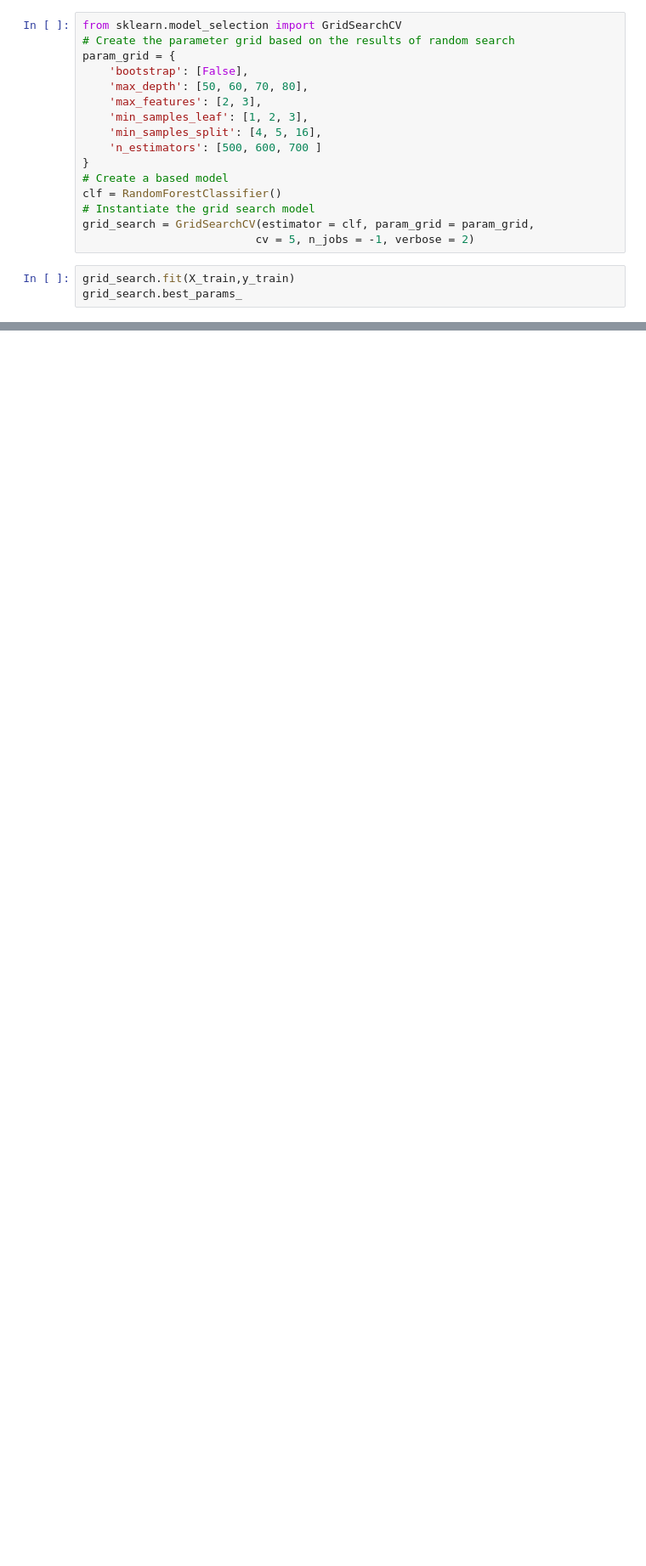
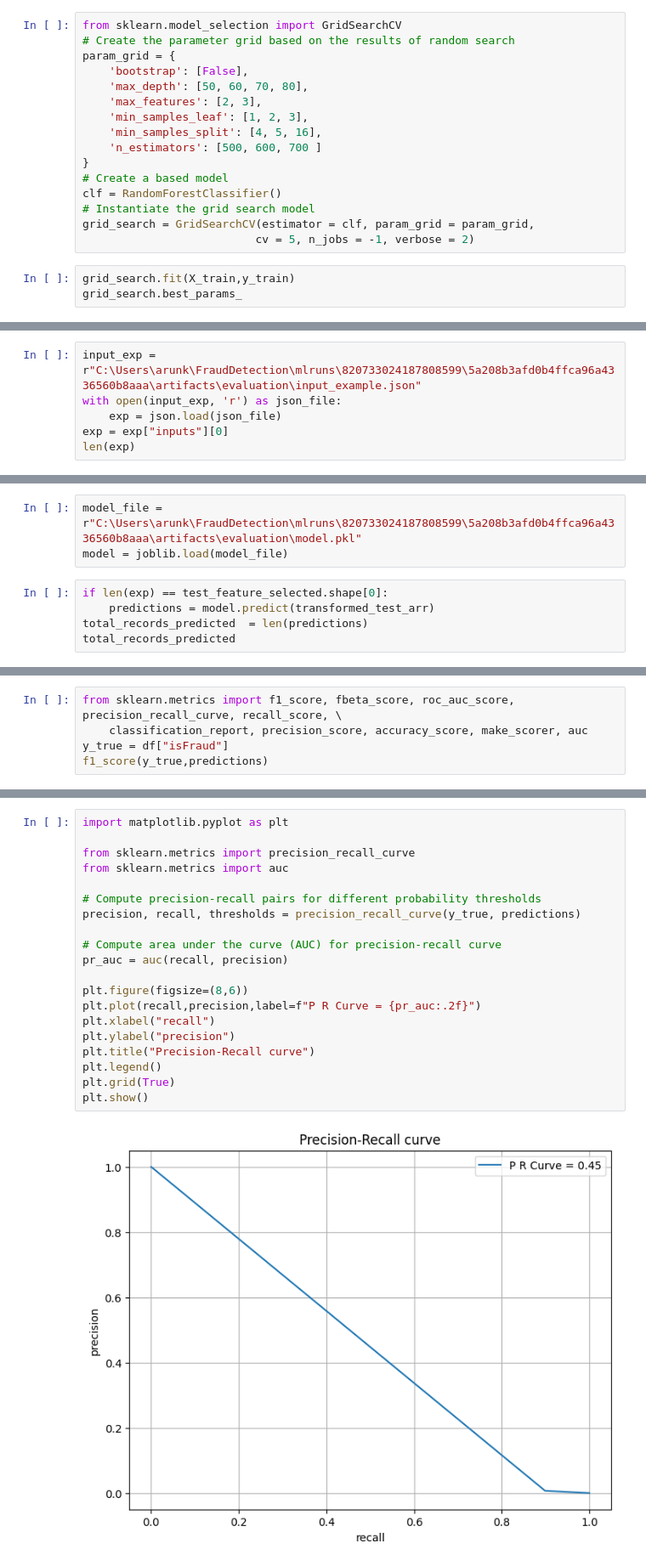
Before and after one commit to ArunKhare/FraudDetection, a Jupyter notebook: notebook/trial3.ipynb, the cells around one changed output, grey strips where cells are left out. Shown at 85% size. Cells and saved outputs as stored; diff of their text form; blank space fills up the shorter version.

Commit message:
prediction service v1

```diff
--- a/notebook/trial3.ipynb
+++ b/notebook/trial3.ipynb
@@ -148,0 +134,6 @@ grid_search.best_params_
+# %%
+input_exp = r"C:\Users\arunk\FraudDetection\mlruns\820733024187808599\5a208b3afd0b4ffca96a4336560b8aaa\artifacts\evaluation\input_example.json"
+with open(input_exp, 'r') as json_file:
+    exp = json.load(json_file)
+exp = exp["inputs"][0]
+len(exp)
@@ -148,0 +142,8 @@ grid_search.best_params_
+# %%
+model_file = r"C:\Users\arunk\FraudDetection\mlruns\820733024187808599\5a208b3afd0b4ffca96a4336560b8aaa\artifacts\evaluation\model.pkl"
+model = joblib.load(model_file)
+# %%
+if len(exp) == test_feature_selected.shape[0]:
+    predictions = model.predict(transformed_test_arr)
+total_records_predicted  = len(predictions)
+total_records_predicted
@@ -148,0 +161,5 @@ grid_search.best_params_
+# %%
+from sklearn.metrics import f1_score, fbeta_score, roc_auc_score, precision_recall_curve, recall_score, \
+    classification_report, precision_score, accuracy_score, make_scorer, auc
+y_true = df["isFraud"]
+f1_score(y_true,predictions)
@@ -148,0 +255,22 @@ grid_search.best_params_
+# %%
+import matplotlib.pyplot as plt
+
+from sklearn.metrics import precision_recall_curve
+from sklearn.metrics import auc
+
+# Compute precision-recall pairs for different probability thresholds
+precision, recall, thresholds = precision_recall_curve(y_true, predictions)
+
+# Compute area under the curve (AUC) for precision-recall curve
+pr_auc = auc(recall, precision)
+
+plt.figure(figsize=(8,6))
+plt.plot(recall,precision,label=f"P R Curve = {pr_auc:.2f}")
+plt.xlabel("recall")
+plt.ylabel("precision")
+plt.title("Precision-Recall curve")
+plt.legend()
+plt.grid(True)
+plt.show()
+# %% [output]
+[figure, added]
```
Also changed, not shown: parts of 44 cells of this notebook, 15 other files.
